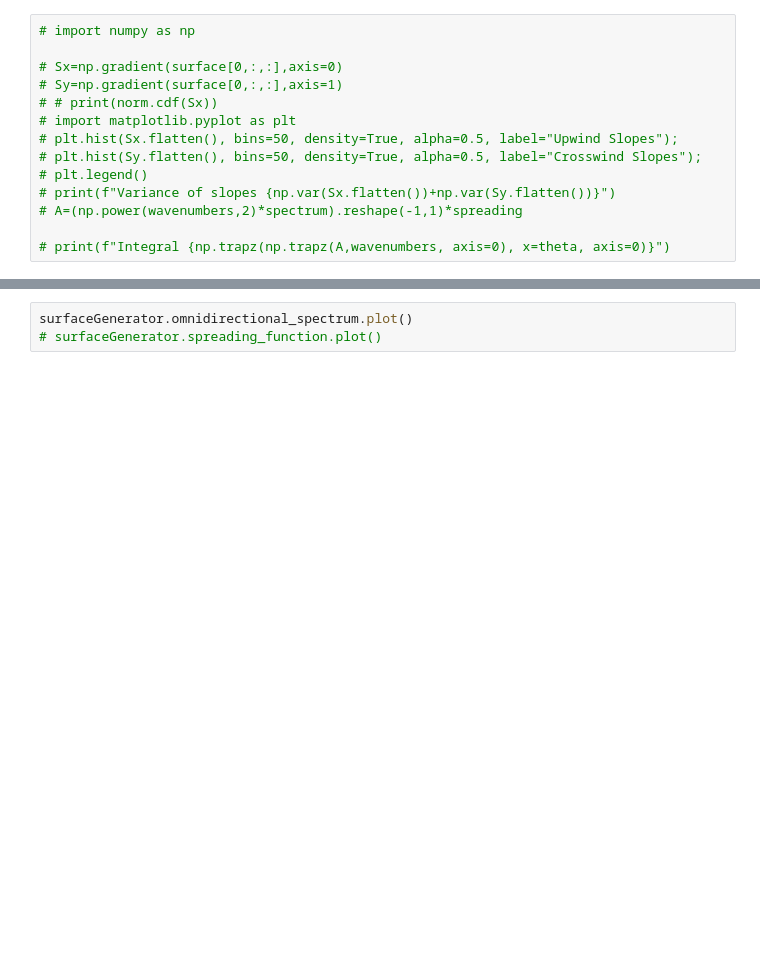
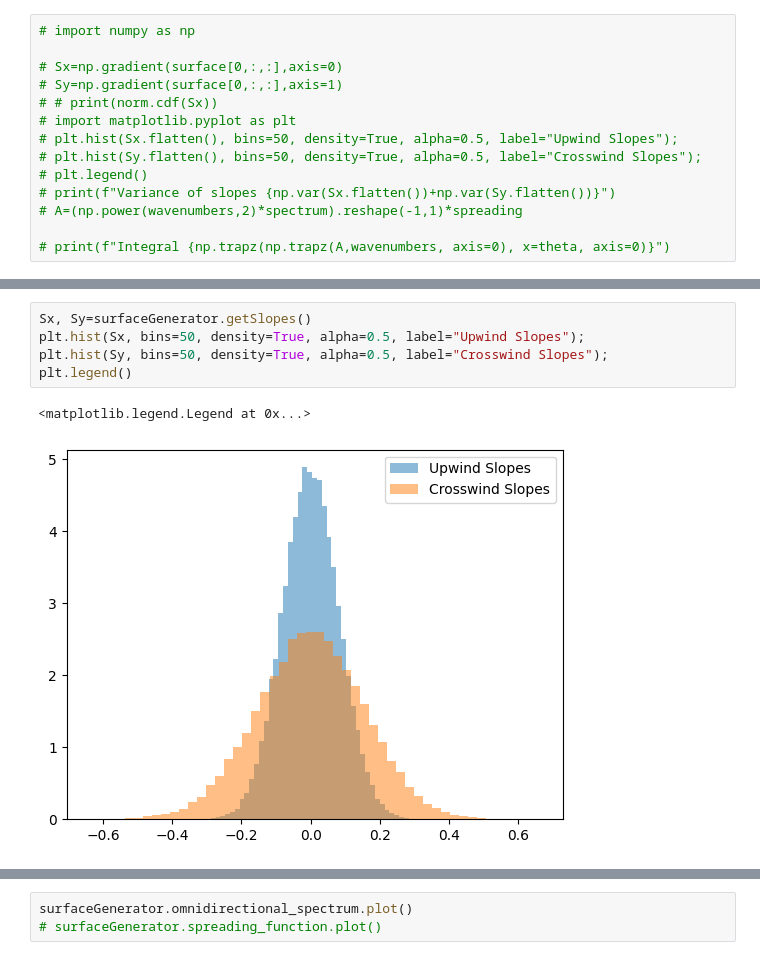
Before and after one commit to eltjonqef/OceanSARImagingSimulator, a Jupyter notebook: simulation.ipynb, the cells around one changed output, grey strips where cells are left out. Cells and saved outputs as stored; diff of their text form; blank space fills up the shorter version.

```diff
--- a/simulation.ipynb
+++ b/simulation.ipynb
@@ -88,3 +89,11 @@ Significant wave height [1.8957840719484935, 1.895354314613785, 1.89583435720878
+# %%
+Sx, Sy=surfaceGenerator.getSlopes()
+plt.hist(Sx, bins=50, density=True, alpha=0.5, label="Upwind Slopes");
+plt.hist(Sy, bins=50, density=True, alpha=0.5, label="Crosswind Slopes");
+plt.legend()
+# %% [output]
+<matplotlib.legend.Legend at 0x...>
+[figure, added]
 # %%
 from SAR_imaging import SAR_imaging
 
```
Also changed, not shown: parts of 12 cells of this notebook, 5 other files.
